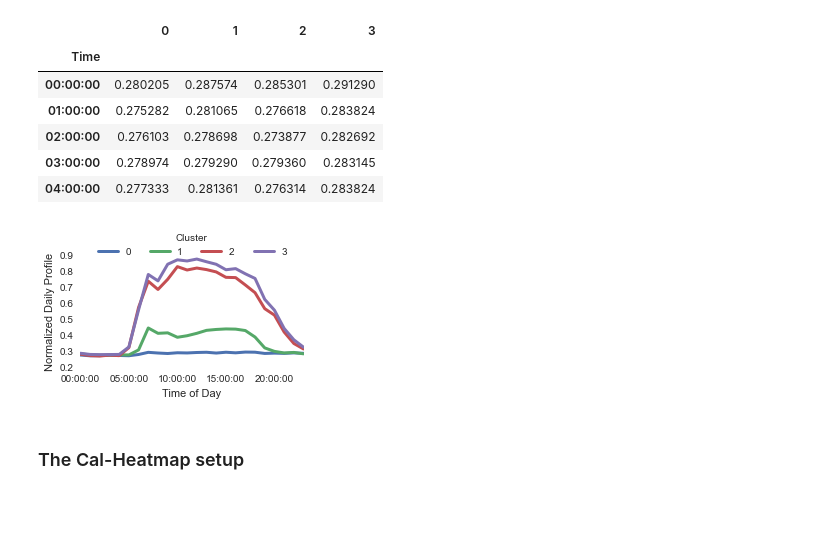
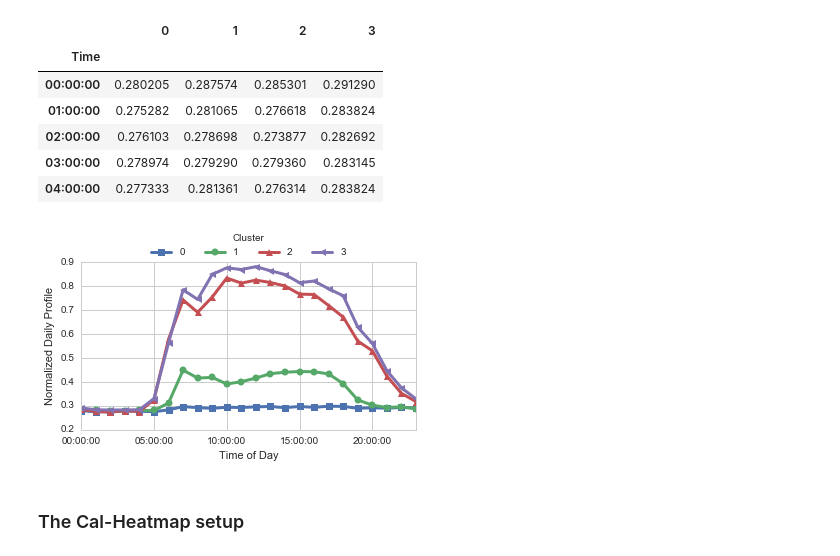
Before and after one commit to architecture-building-systems/umem-jbps-paper, a Jupyter notebook: ipy-notebooks/raw-data/hpi-dayfilter/HPI Elec Data - Typical Profile Extraction.ipynb, the cells around one changed output. Cells and saved outputs as stored; diff of their text form; code cells hidden in the pictures; blank space fills up the shorter version.

Commit message:
updated clustering graphic

```diff
--- a/ipy-notebooks/raw-data/hpi-dayfilter/HPI Elec Data - Typical Profile Extraction.ipynb
+++ b/ipy-notebooks/raw-data/hpi-dayfilter/HPI Elec Data - Typical Profile Extraction.ipynb
@@ -10,4 +10,6 @@ import matplotlib
 import matplotlib.pyplot as plt
 # %%
 %matplotlib inline
+# %%
+sns.set_style("whitegrid")
 # %%
@@ -353,13 +356,14 @@ normalizedprofiles.head()
 | 03:00:00 | 0.278974 | 0.279290 | 0.279360 | 0.283145 |
 | 04:00:00 | 0.277333 | 0.281361 | 0.276314 | 0.283824 |
 # %%
-dailyprofile = normalizedprofiles.plot(figsize=(4,2),linewidth=3)
+styles1 = ['s-','o-','^-','<-','->','-H']
+dailyprofile = normalizedprofiles.plot(figsize=(6,3),linewidth=3,style=styles1)
 dailyprofile.set_ylabel('Normalized Daily Profile')
 dailyprofile.set_xlabel('Time of Day')
 dailyprofile.legend(loc='center', bbox_to_anchor=(0.5, 1.1), title='Cluster', ncol=4)
 plt.savefig("clusters_averagedprofiles_normalized.pdf")
 # %% [output]
-[figure, old version]
+[figure, new version]
 # %% [markdown]
 ### The Cal-Heatmap setup
 # %%
```
Also changed, not shown: parts of 12 cells of this notebook, 11 other files.
